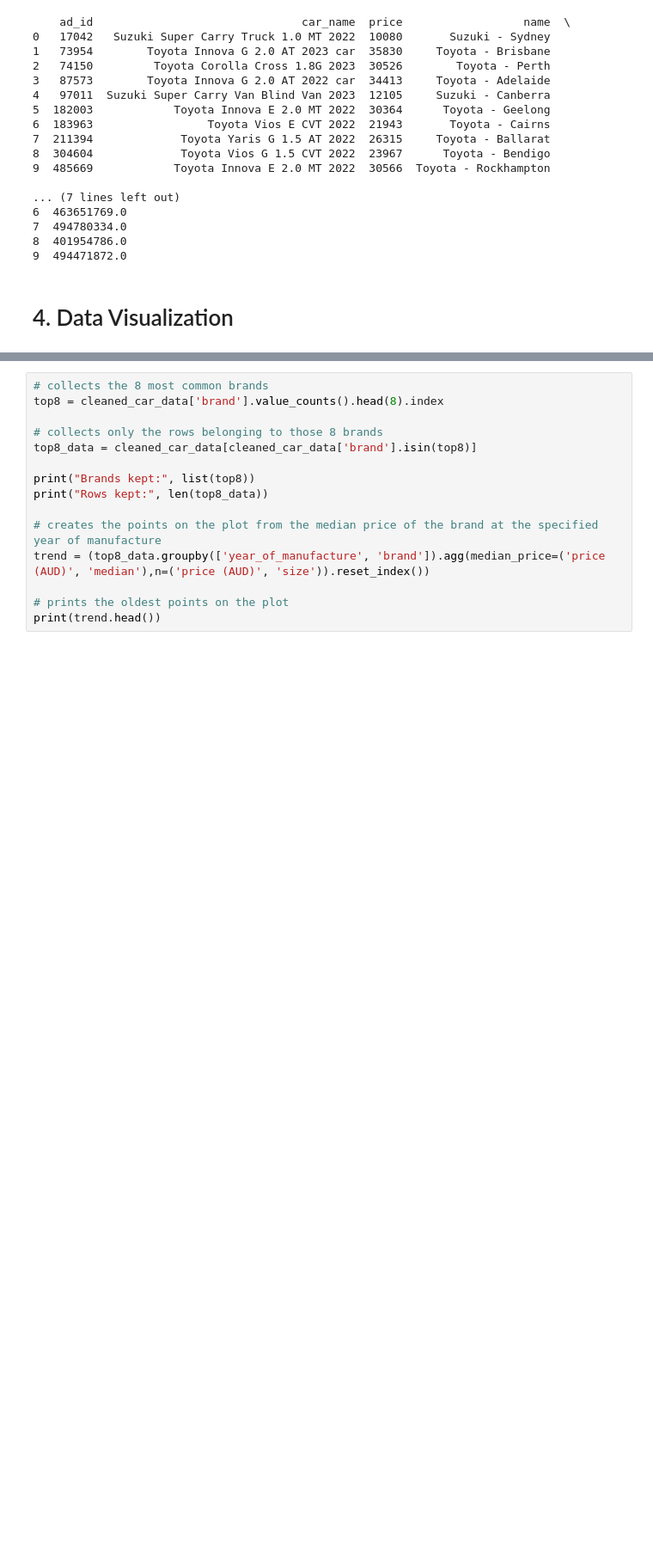
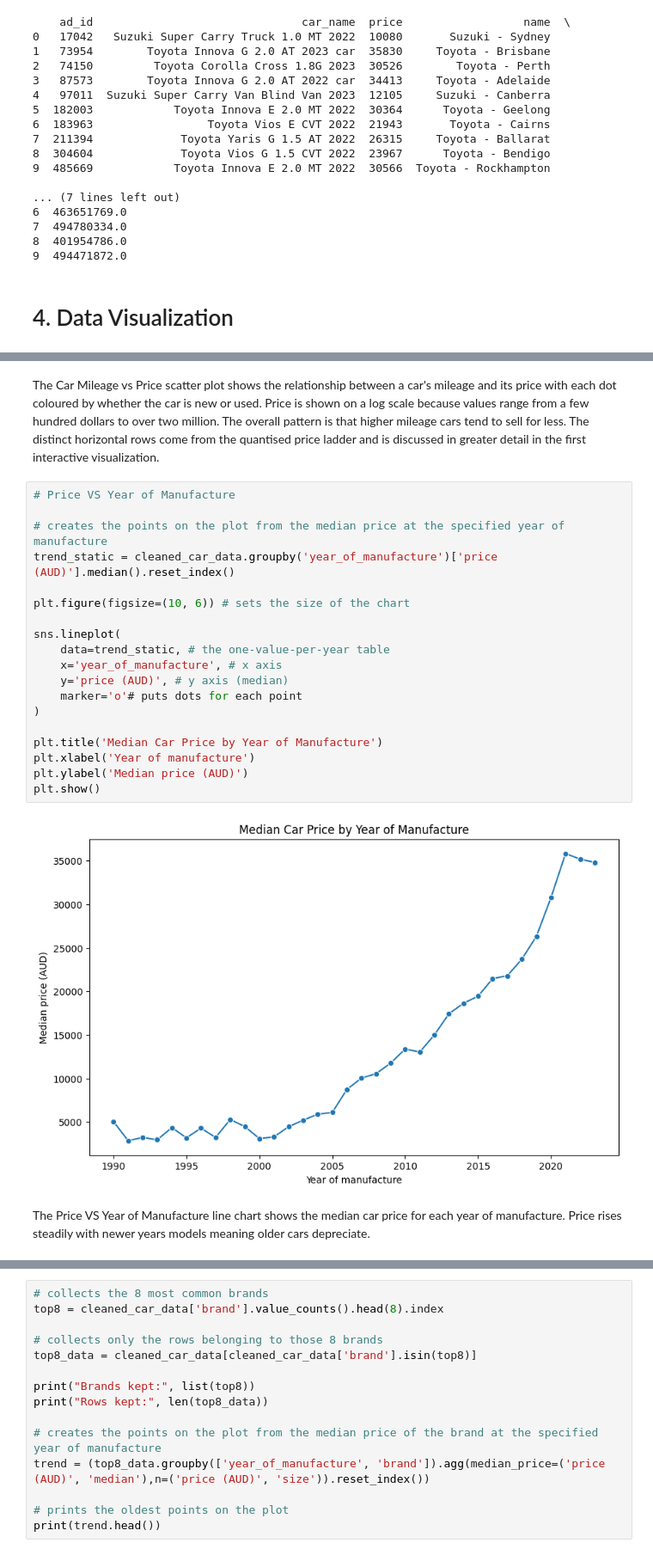
Before and after one commit to dylanvisor-alt/Group9_3009ICT_Group_Assignment, a Jupyter notebook: Group9_3009ICT_DataProcessingVisualisation.ipynb, the cells around one changed output, grey strips where cells are left out. Shown at 86% size. Saved outputs shown, nothing was run; the diff lists cells and outputs as text; blank space fills up the shorter version.

```diff
--- a/Group9_3009ICT_DataProcessingVisualisation.ipynb
+++ b/Group9_3009ICT_DataProcessingVisualisation.ipynb
@@ -888 +922,26 @@ print(result.head(10))
+# %% [markdown]
+The Car Mileage vs Price scatter plot shows the relationship between a car's mileage and its price with each dot coloured by whether the car is new or used. Price is shown on a log scale because values range from a few hundred dollars to over two million. The overall pattern is that higher mileage cars tend to sell for less. The distinct horizontal rows come from the quantised price ladder and is discussed in greater detail in the first interactive visualization.
+# %%
+# Price VS Year of Manufacture
+
+# creates the points on the plot from the median price at the specified year of manufacture
+trend_static = cleaned_car_data.groupby('year_of_manufacture')['price (AUD)'].median().reset_index()
+
+plt.figure(figsize=(10, 6)) # sets the size of the chart
+
+sns.lineplot(
+    data=trend_static, # the one-value-per-year table
+    x='year_of_manufacture', # x axis
+    y='price (AUD)', # y axis (median)
+    marker='o'# puts dots for each point
+)
+
+plt.title('Median Car Price by Year of Manufacture')
+plt.xlabel('Year of manufacture')
+plt.ylabel('Median price (AUD)')
+plt.show()
+# %% [output]
+[figure, added]
+# %% [markdown]
+The Price VS Year of Manufacture line chart shows the median car price for each year of manufacture. Price rises steadily with newer years models meaning older cars depreciate.
 # %%
```
Also changed, not shown: parts of 9 cells of this notebook.
